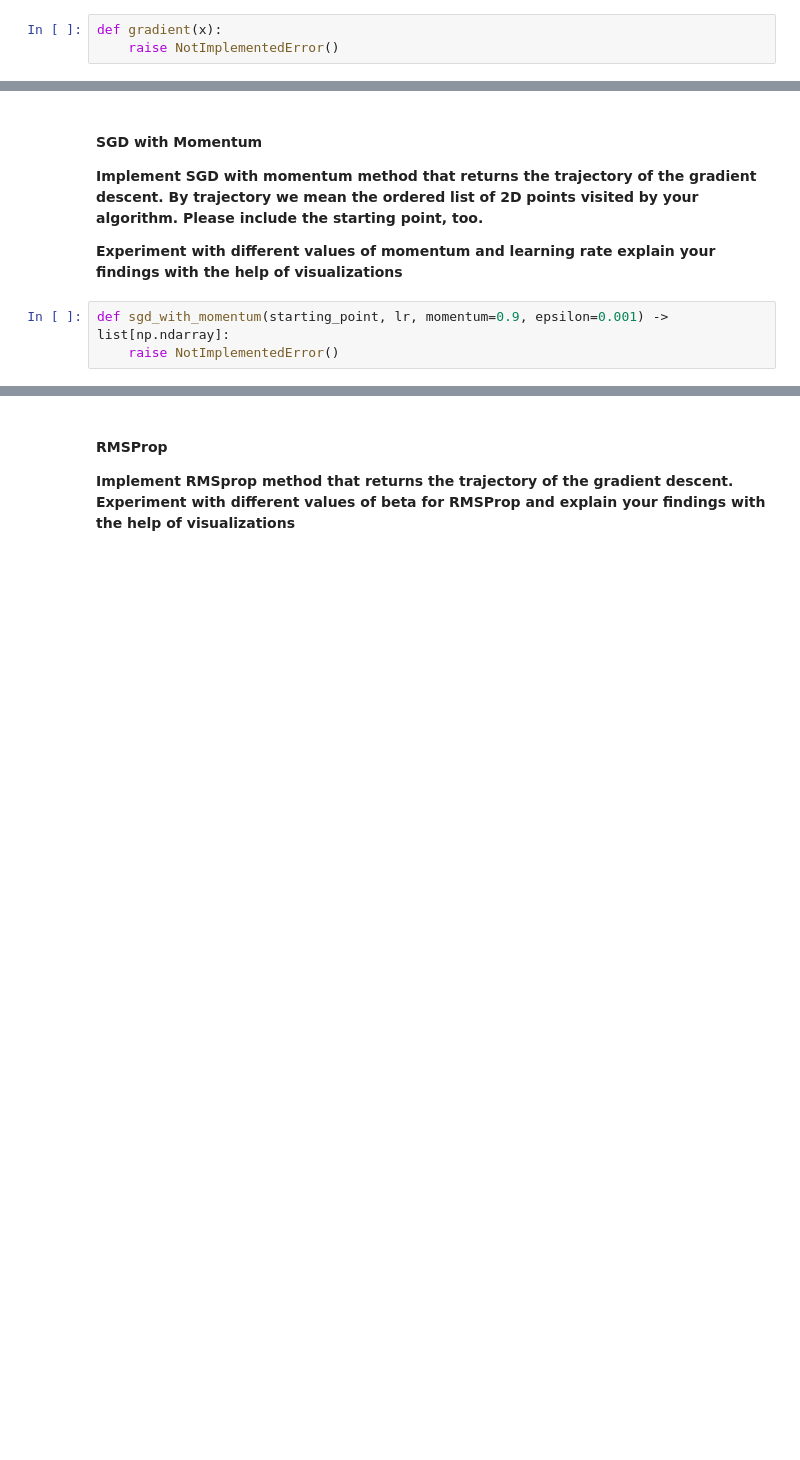
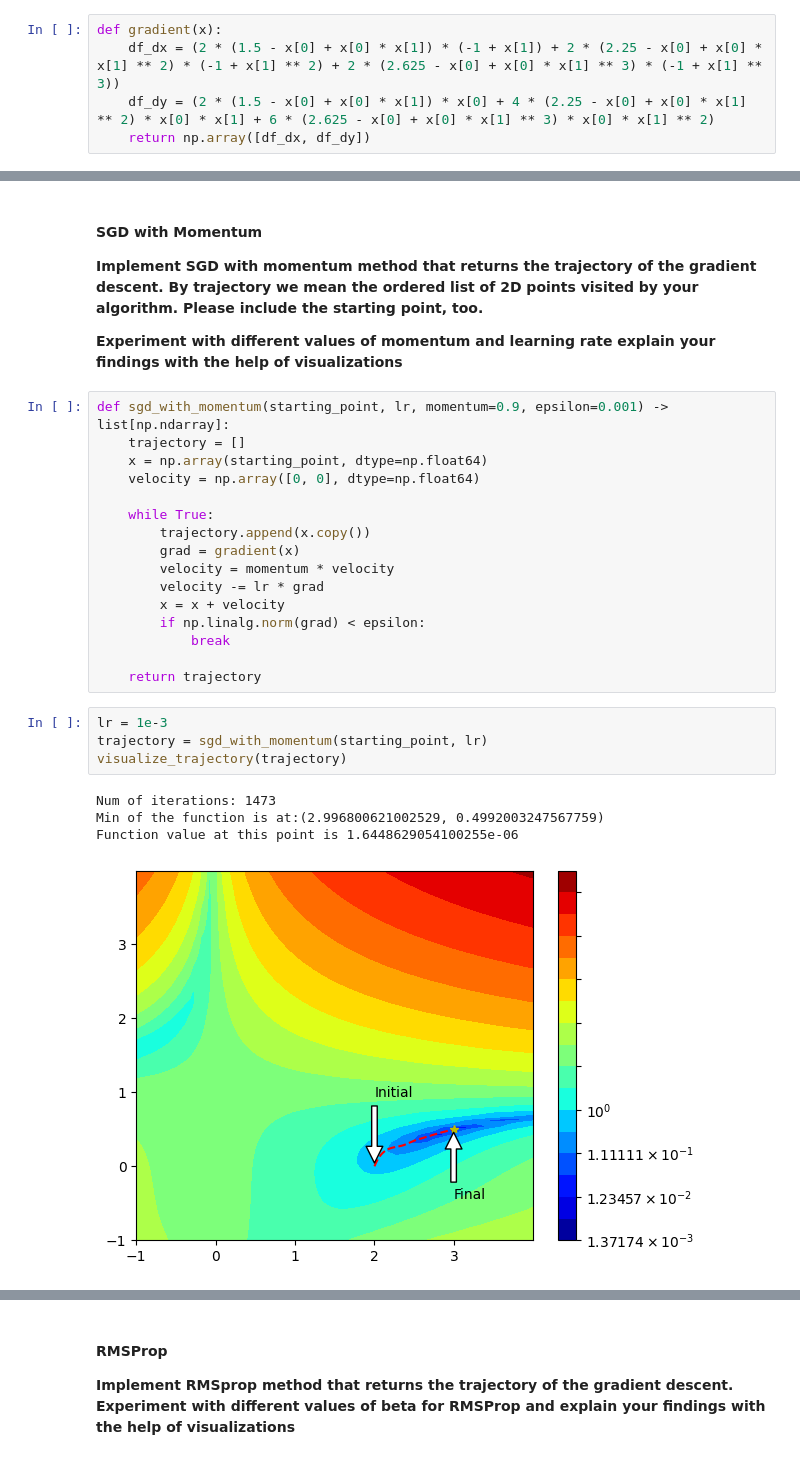
Before and after one commit to mahsaama/NeuralNetworks, a Jupyter notebook: Assignment9/assignment_9.ipynb, the cells around one changed output, grey strips where cells are left out. Saved outputs shown, nothing was run; the diff lists cells and outputs as text; blank space fills up the shorter version.

```diff
--- a/Assignment9/assignment_9.ipynb
+++ b/Assignment9/assignment_9.ipynb
@@ -94,9 +99,11 @@ def visualize_trajectory(trajectory: list[np.ndarray]):
         + str((array[len(array) - 1][0], array[len(array) - 1][1]))
     )
     print(f"Function value at this point is {beale(array[-1])}")
-# %%
-def gradient(x):
-    raise NotImplementedError()
+# %%
+def gradient(x):
+    df_dx = (2 * (1.5 - x[0] + x[0] * x[1]) * (-1 + x[1]) + 2 * (2.25 - x[0] + x[0] * x[1] ** 2) * (-1 + x[1] ** 2) + 2 * (2.625 - x[0] + x[0] * x[1] ** 3) * (-1 + x[1] ** 3))
+    df_dy = (2 * (1.5 - x[0] + x[0] * x[1]) * x[0] + 4 * (2.25 - x[0] + x[0] * x[1] ** 2) * x[0] * x[1] + 6 * (2.625 - x[0] + x[0] * x[1] ** 3) * x[0] * x[1] ** 2)
+    return np.array([df_dx, df_dy])
 # %% [markdown]
 Try the following starting points for all algorithms. Feel free to experiment how the starting point influences the outcome of optimization!
 
@@ -112,6 +119,28 @@ starting_point = np.array([2,0]) #very easy
 **Implement SGD with momentum method that returns the trajectory of the gradient descent. By trajectory we mean the ordered list of 2D points visited by your algorithm. Please include the starting point, too.**
 
 **Experiment with different values of momentum and learning rate explain your findings with the help of visualizations**
-# %%
-def sgd_with_momentum(starting_point, lr, momentum=0.9, epsilon=0.001) -> list[np.ndarray]:
-    raise NotImplementedError()
+# %%
+def sgd_with_momentum(starting_point, lr, momentum=0.9, epsilon=0.001) -> list[np.ndarray]:
+    trajectory = []
+    x = np.array(starting_point, dtype=np.float64)
+    velocity = np.array([0, 0], dtype=np.float64)
+
+    while True:
+        trajectory.append(x.copy())
+        grad = gradient(x)
+        velocity = momentum * velocity
+        velocity -= lr * grad
+        x = x + velocity
+        if np.linalg.norm(grad) < epsilon:
+            break
+
+    return trajectory
+# %%
+lr = 1e-3
+trajectory = sgd_with_momentum(starting_point, lr)
+visualize_trajectory(trajectory)
+# %% [output]
+Num of iterations: 1473
+Min of the function is at:(2.996800621002529, 0.4992003247567759)
+Function value at this point is 1.6448629054100255e-06
+[figure, added]
```
Also changed, not shown: parts of 47 cells of this notebook.
